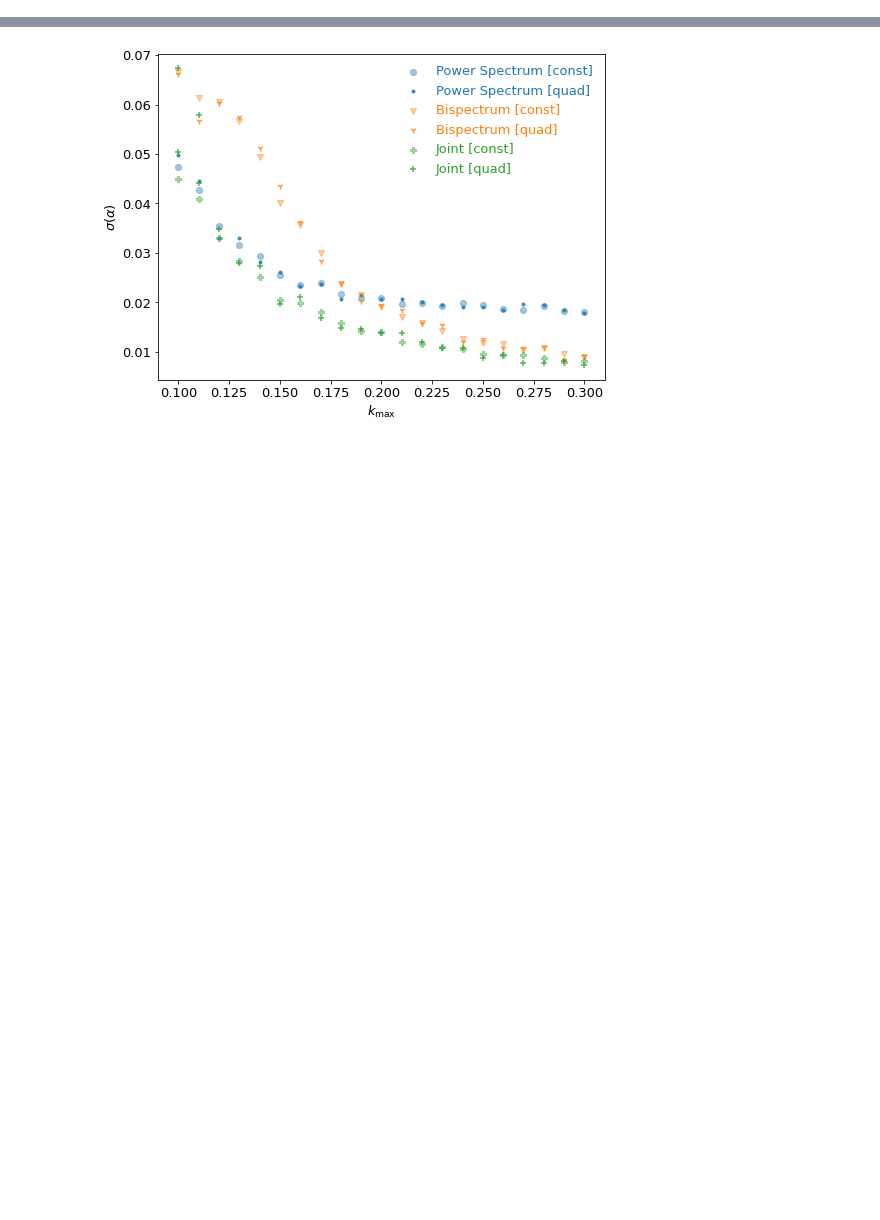
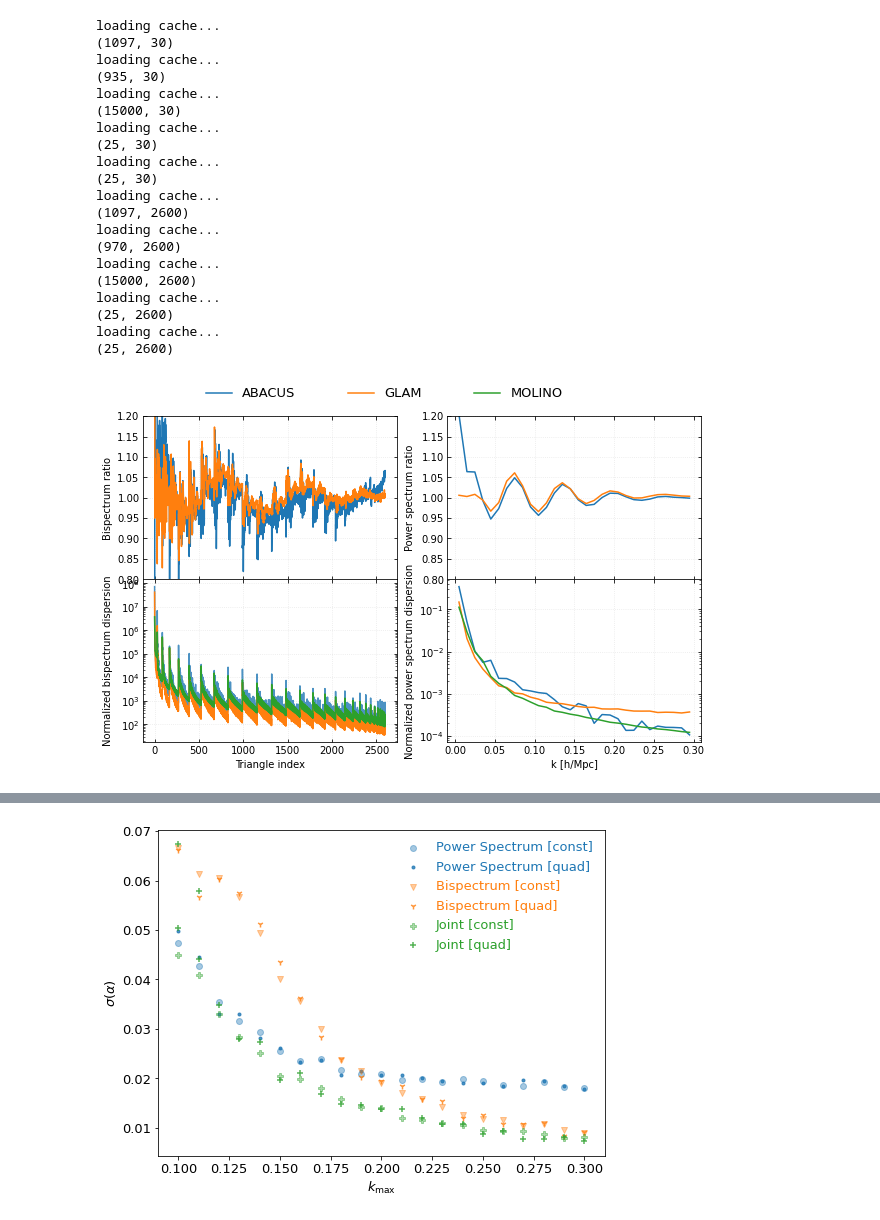
Before and after one commit to mehdirezaie/bispectrum, a Jupyter notebook: bao.ipynb, the cells around one changed output, grey strips where cells are left out. Saved outputs shown, nothing was run; the diff lists cells and outputs as text; code cells hidden in the pictures; blank space fills up the shorter version.

```diff
--- a/bao.ipynb
+++ b/bao.ipynb
@@ -6,0 +12,26 @@ from helpers import plot_sigma_kmax, plot_spectra_glam, plot_spectra, plot_ratio
+# %%
+dl = DataLoader()
+# %%
+plot_spectra(dl)
+# %% [output]
+loading cache...
+(1097, 30)
+loading cache...
+(935, 30)
+loading cache...
+(15000, 30)
+loading cache...
+(25, 30)
+loading cache...
+(25, 30)
+loading cache...
+(1097, 2600)
+loading cache...
+(970, 2600)
+loading cache...
+(15000, 2600)
+loading cache...
+(25, 2600)
+loading cache...
+(25, 2600)
+[figure, added]
```
Also changed, not shown: parts of 28 cells of this notebook, 7 other files.
